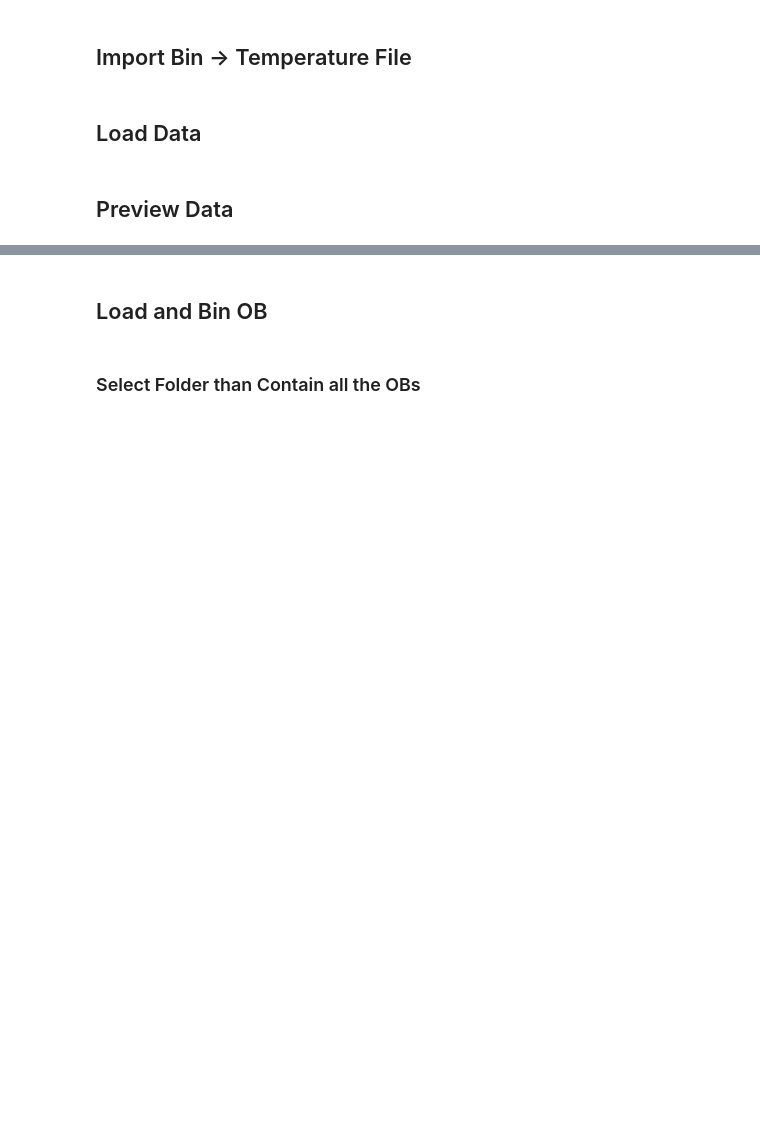
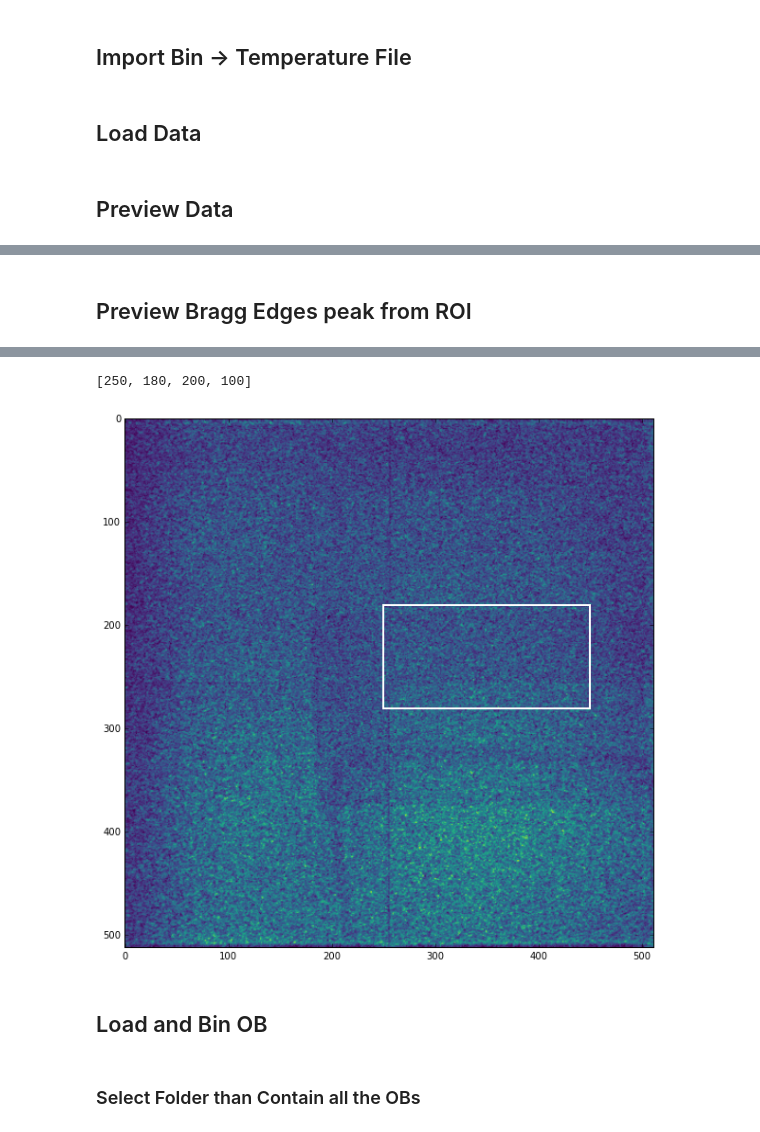
Before and after one commit to ornlneutronimaging/IPTS_14382, a Jupyter notebook: step7_normalization.ipynb, the cells around one changed output, grey strips where cells are left out. Saved outputs shown, nothing was run; the diff lists cells and outputs as text; code cells hidden in the pictures; blank space fills up the shorter version.

```diff
--- a/step7_normalization.ipynb
+++ b/step7_normalization.ipynb
@@ -138,0 +144,57 @@ preview = interact(plot_images,
+# %% [markdown]
+## Preview Bragg Edges peak from ROI
+# %%
+image_index = preview.widget.result
+[height, width] = np.shape(data_array[0])
+
+def plot_images(x_left, y_top, width, height):
+
+    fig = plt.figure(figsize=(10,10))
+    ax_img = plt.subplot(111)
+    ax_img.imshow(data_array[image_index],
+                 cmap='viridis')
+
+    _rectangle = patches.Rectangle((x_left, y_top),
+                                  width,
+                                  height,
+                                  edgecolor = 'white',
+                                  linewidth = 2,
+                                  fill = False)
+    ax_img.add_patch(_rectangle)
+
+    data_cropped = [_data[y_top:y_top+height, x_left:x_left+width] for _data in data_array]
+    mean_counts_selection_1 = np.mean(data_cropped, axis=1)
+    mean_counts_selection = np.mean(mean_counts_selection_1, axis=1)
+
+    trace_data = go.Scatter(y=mean_counts_selection,
+                           name='data',
+                           mode='markers')
+    data = [trace_data]
+
+    figure1 = go.Figure(data=data)
+    iplot(figure1)
+
+    return [x_left, y_top, width, height]
+
+preview_bragg_edge = interact(plot_images,
+                  x_left = widgets.IntSlider(min=0,
+                                            max=width,
+                                            step=1,
+                                            value=250,
+                                            description='X Left'),
+                  y_top = widgets.IntSlider(min=0,
+                                           max=height,
+                                           value=180,
+                                           step=1,
+                                           description='Y Top'),
+                  width = widgets.IntSlider(min=0,
+                                           max=width,
+                                           step=1,
+                                           value=200,
+                                           description="Width"),
+                  height = widgets.IntSlider(min=0,
+                                            max=height,
+                                            step=1,
+                                            value=100,
+                                            description='Height'))
+# %% [output]
@@ -139,3 +202,5 @@ preview = interact(plot_images,
+[250, 180, 200, 100]
+[figure, added]
 # %% [markdown]
 ## Load and Bin OB
 # %% [markdown]
```
Also changed, not shown: parts of 14 cells of this notebook.
